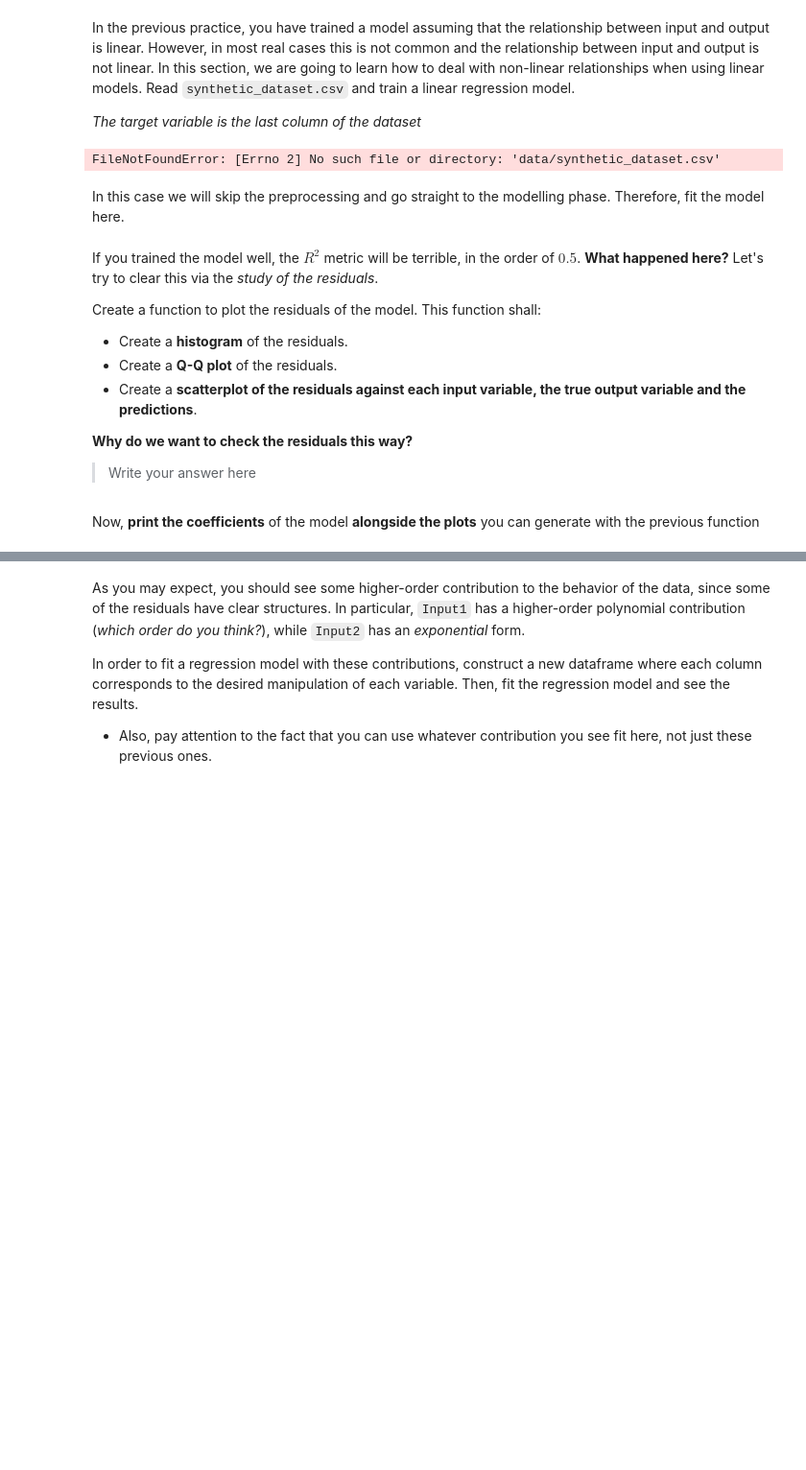
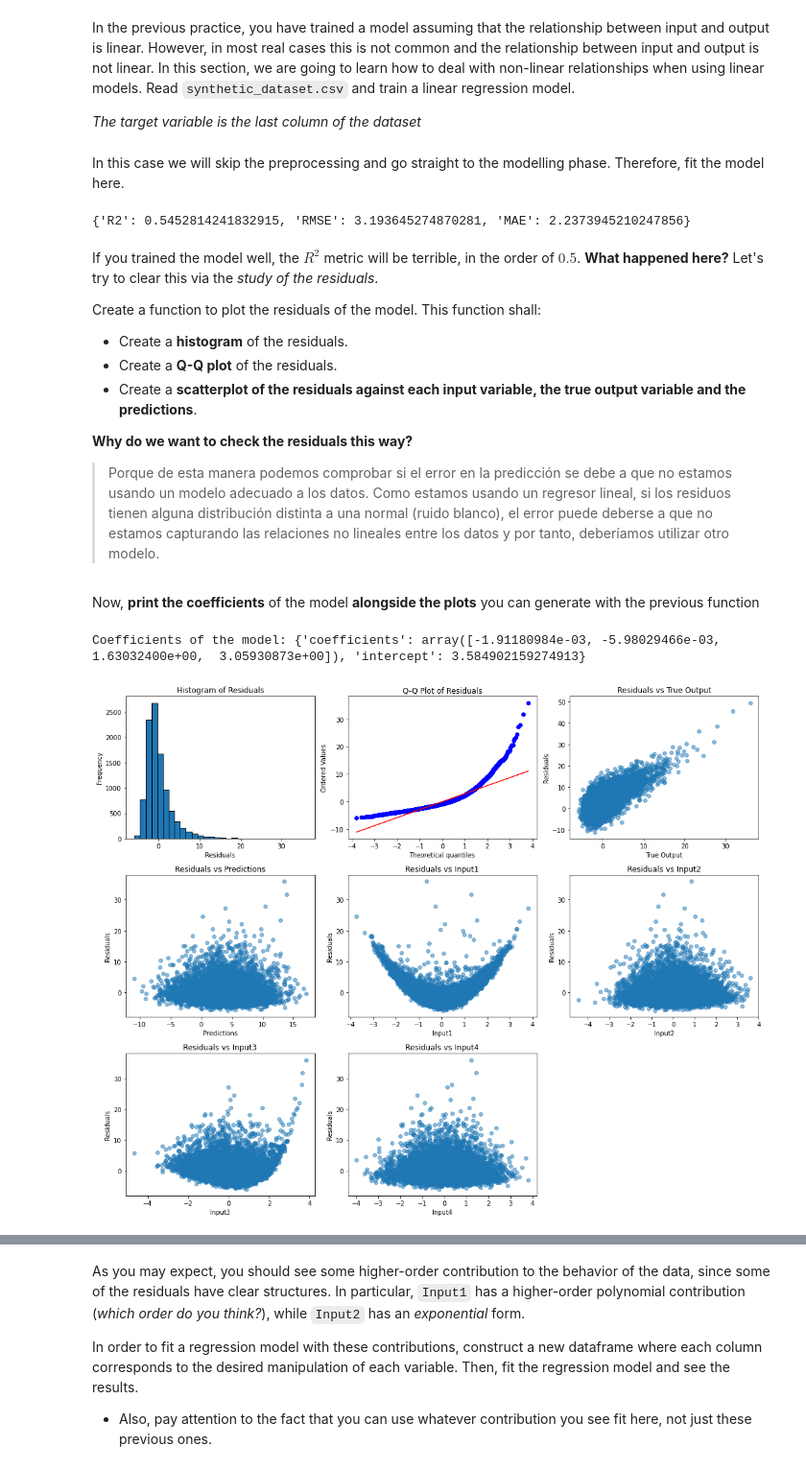
Before and after one commit to ICAI-IMAT-ML/p2-4-Claudiaa10, a Jupyter notebook: notebook/Lab_2_4_LR2.ipynb, the cells around one changed output, grey strips where cells are left out. Shown at 96% size. Cells and saved outputs as stored; diff of their text form; code cells hidden in the pictures; blank space fills up the shorter version.

```diff
--- a/notebook/Lab_2_4_LR2.ipynb
+++ b/notebook/Lab_2_4_LR2.ipynb
@@ -65,15 +65,15 @@ In the previous practice, you have trained a model assuming that the relationshi
 
 *The target variable is the last column of the dataset*
 # %%
-data = pd.read_csv("data/synthetic_dataset.csv")
+data = pd.read_csv("../data/synthetic_dataset.csv")
 
 # TODO: Obtain inputs and output from data
 input = ["Input1","Input2","Input3","Input4"]
 X = data[input].to_numpy()
 y = data["Output"].to_numpy()
-# %% [output]
-FileNotFoundError: [Errno 2] No such file or directory: 'data/synthetic_dataset.csv'
 # %% [markdown]
 In this case we will skip the preprocessing and go straight to the modelling phase. Therefore, fit the model here.
 # %%
 # TODO: Train linear regression model
+model  = LinearRegressor()
+model.fit(X,y)
@@ -82,3 +80,10 @@ In this case we will skip the preprocessing and go straight to the modelling pha
+# %%
+# Obtain regression performance metrics
+y_pred = model.predict(X)
+evaluation_metrics = evaluate_regression(y, y_pred)
+print(evaluation_metrics)
+# %% [output]
+{'R2': 0.5452814241832915, 'RMSE': 3.193645274870281, 'MAE': 2.2373945210247856}
 # %% [markdown]
 If you trained the model well, the $R^2$ metric will be terrible, in the order of $0.5$. **What happened here?** Let's try to clear this via the *study of the residuals*.
 
@@ -89,8 +94,10 @@ Create a function to plot the residuals of the model. This function shall:
 
 **Why do we want to check the residuals this way?**
 
-> Write your answer here
+> Porque de esta manera podemos comprobar si el error en la predicción se debe a que no estamos usando un modelo adecuado a los datos. Como estamos usando un regresor lineal, si los residuos tienen alguna distribución distinta a una normal (ruido blanco), el error puede deberse a que no estamos capturando las relaciones no lineales entre los datos y por tanto, deberíamos utilizar otro modelo.
 # %%
+# INPUT 3 ES LA QUE TIENE TENDENCIA EXPONENCIAL NO INPUT2
+
 def plot_residuals(data, output_column, prediction_column):
     """
     Plot residuals of a model against all variables in the DataFrame, using box plots for
@@ -103,7 +110,7 @@ def plot_residuals(data, output_column, prediction_column):
         prediction_column (str): The name of the prediction column.
     """
     # TODO: Calculate residuals
-    residuals = None
+    residuals = data[output_column]-data[prediction_column]
 
     num_features = len(data.columns) - 2  # Exclude output and prediction columns
 
@@ -121,12 +128,12 @@ def plot_residuals(data, output_column, prediction_column):
 
     # TODO: Plot Q-Q plot of residuals (tip: use stats.probplot from scipy)
     plt.subplot(num_rows, num_cols, 2)
-    stats.probplot(None, None, None)       # Fill the code here
+    stats.probplot(residuals, dist = "norm", plot = plt)
     plt.title('Q-Q Plot of Residuals')
 
     # TODO: Plot residuals against output variable
     plt.subplot(num_rows, num_cols, 3)
-    plt.scatter(None, None, alpha=0.5)     # Fill the code here
+    plt.scatter(residuals, data[output_column], alpha=0.5)     # Fill the code here
     plt.title('Residuals vs True Output')
     plt.xlabel('True Output')
     plt.ylabel('Residuals')
@@ -142,7 +149,7 @@ def plot_residuals(data, output_column, prediction_column):
     for i, col in enumerate(data.columns):
         if col not in [output_column, prediction_column]:
             plt.subplot(num_rows, num_cols, i + 5)
-            plt.scatter(None, None, alpha=0.5)   # Fill the code here
+            plt.scatter(data[col], residuals, alpha=0.5)   # Fill the code here
             plt.title(f'Residuals vs {col}')
             plt.xlabel(col)
             plt.ylabel('Residuals')
@@ -153,9 +160,12 @@ def plot_residuals(data, output_column, prediction_column):
 Now, **print the coefficients** of the model **alongside the plots** you can generate with the previous function
 # %%
 # TODO:  First, construct a dictionary of the coefficients to print them
-coef_dict = None
+coef_dict = {"coefficients":model.coefficients,"intercept":model.intercept}
 print(f"Coefficients of the model: {coef_dict}")
 
 # Plot the residuals for the predictions
-data["Predictions"] = linreg.predict(X)
+data["Predictions"] = model.predict(X)
 plot_residuals(data, 'Output', 'Predictions')
+# %% [output]
+Coefficients of the model: {'coefficients': array([-1.91180984e-03, -5.98029466e-03,  1.63032400e+00,  3.05930873e+00]), 'intercept': 3.584902159274913}
+[figure, added]
```
Also changed, not shown: parts of 12 cells of this notebook.
